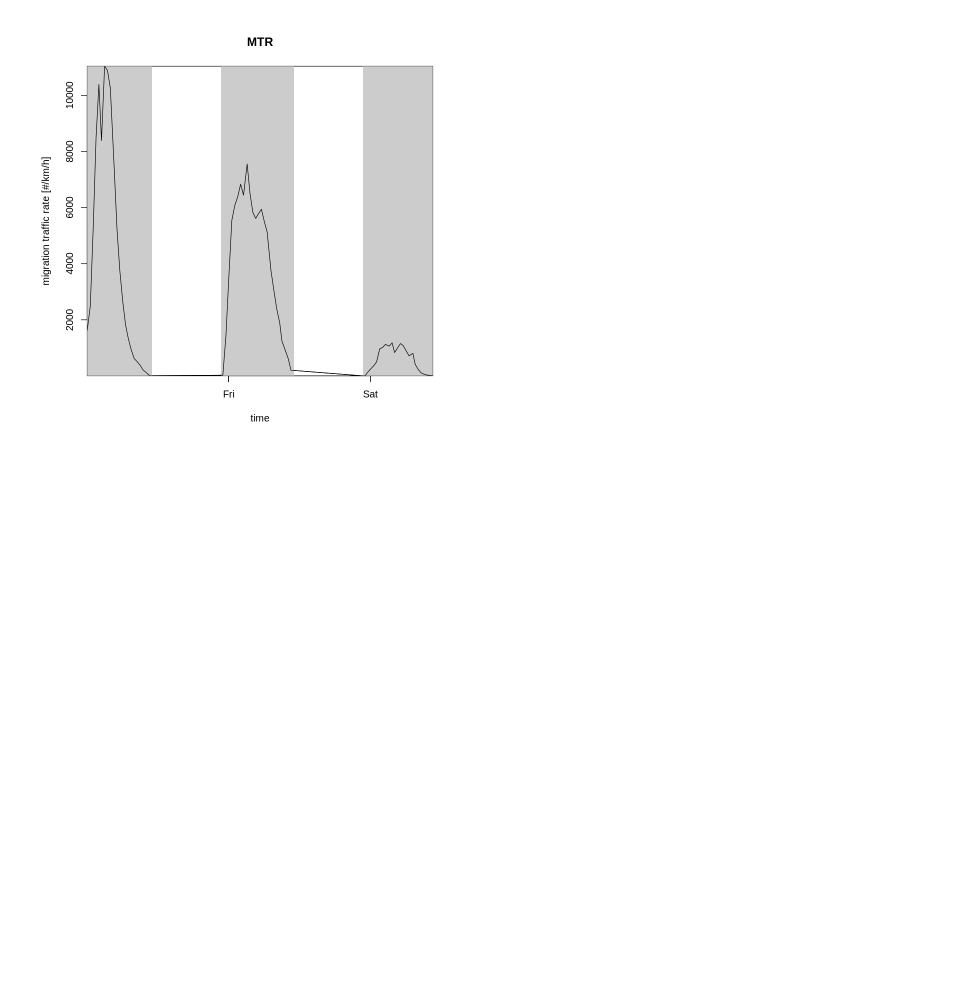
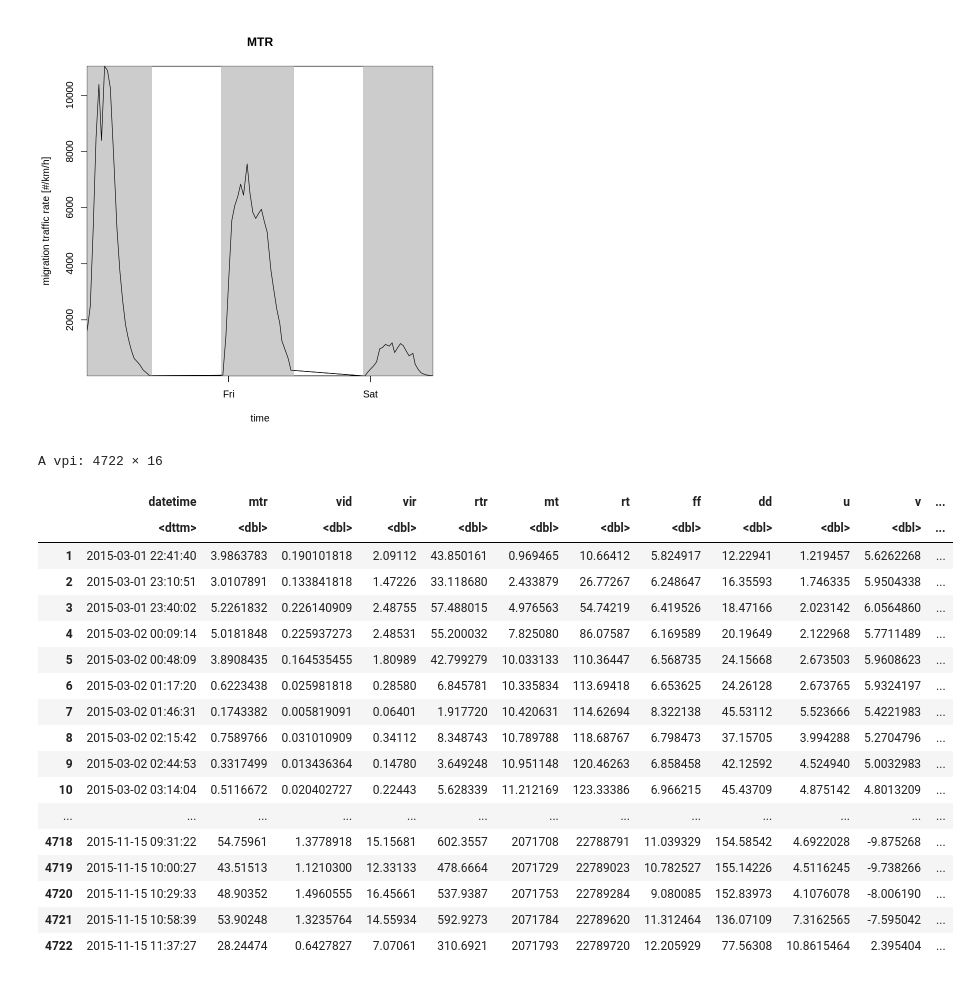
Before and after one commit to meiguan/urban_birds, a Jupyter notebook: explore/exploring_KBGM2015_nexrad.ipynb, the cells around one changed output. Saved outputs shown, nothing was run; the diff lists cells and outputs as text; code cells hidden in the pictures; blank space fills up the shorter version.

Commit message:
cleaned nexrad data into df

```diff
--- a/explore/exploring_KBGM2015.ipynb
+++ b/explore/exploring_KBGM2015_nexrad.ipynb
@@ -158,3 +160,25 @@ plot(integrate_profile(data_filter))
 plot(integrate_profile(data_filter, alt_max=1000))
 # %% [output]
 [figure]
+# %%
+integrate_profile(data)
+# %% [output]
+A vpi: 4722 × 16
+|  | datetime | mtr | vid | vir | rtr | mt | rt | ff | dd | u | v | ... |
+|  | <dttm> | <dbl> | <dbl> | <dbl> | <dbl> | <dbl> | <dbl> | <dbl> | <dbl> | <dbl> | <dbl> | ... |
+| 1 | 2015-03-01 22:41:40 | 3.9863783 | 0.190101818 | 2.09112 | 43.850161 | 0.969465 | 10.66412 | 5.824917 | 12.22941 | 1.219457 | 5.6262268 | ... |
+| 2 | 2015-03-01 23:10:51 | 3.0107891 | 0.133841818 | 1.47226 | 33.118680 | 2.433879 | 26.77267 | 6.248647 | 16.35593 | 1.746335 | 5.9504338 | ... |
+| 3 | 2015-03-01 23:40:02 | 5.2261832 | 0.226140909 | 2.48755 | 57.488015 | 4.976563 | 54.74219 | 6.419526 | 18.47166 | 2.023142 | 6.0564860 | ... |
+| 4 | 2015-03-02 00:09:14 | 5.0181848 | 0.225937273 | 2.48531 | 55.200032 | 7.825080 | 86.07587 | 6.169589 | 20.19649 | 2.122968 | 5.7711489 | ... |
+| 5 | 2015-03-02 00:48:09 | 3.8908435 | 0.164535455 | 1.80989 | 42.799279 | 10.033133 | 110.36447 | 6.568735 | 24.15668 | 2.673503 | 5.9608623 | ... |
+| 6 | 2015-03-02 01:17:20 | 0.6223438 | 0.025981818 | 0.28580 | 6.845781 | 10.335834 | 113.69418 | 6.653625 | 24.26128 | 2.673765 | 5.9324197 | ... |
+| 7 | 2015-03-02 01:46:31 | 0.1743382 | 0.005819091 | 0.06401 | 1.917720 | 10.420631 | 114.62694 | 8.322138 | 45.53112 | 5.523666 | 5.4221983 | ... |
+| 8 | 2015-03-02 02:15:42 | 0.7589766 | 0.031010909 | 0.34112 | 8.348743 | 10.789788 | 118.68767 | 6.798473 | 37.15705 | 3.994288 | 5.2704796 | ... |
+| 9 | 2015-03-02 02:44:53 | 0.3317499 | 0.013436364 | 0.14780 | 3.649248 | 10.951148 | 120.46263 | 6.858458 | 42.12592 | 4.524940 | 5.0032983 | ... |
+| 10 | 2015-03-02 03:14:04 | 0.5116672 | 0.020402727 | 0.22443 | 5.628339 | 11.212169 | 123.33386 | 6.966215 | 45.43709 | 4.875142 | 4.8013209 | ... |
+| ... | ... | ... | ... | ... | ... | ... | ... | ... | ... | ... | ... | ... |
+| 4718 | 2015-11-15 09:31:22 | 54.75961 | 1.3778918 | 15.15681 | 602.3557 | 2071708 | 22788791 | 11.039329 | 154.58542 | 4.6922028 | -9.875268 | ... |
+| 4719 | 2015-11-15 10:00:27 | 43.51513 | 1.1210300 | 12.33133 | 478.6664 | 2071729 | 22789023 | 10.782527 | 155.14226 | 4.5116245 | -9.738266 | ... |
+| 4720 | 2015-11-15 10:29:33 | 48.90352 | 1.4960555 | 16.45661 | 537.9387 | 2071753 | 22789284 | 9.080085 | 152.83973 | 4.1076078 | -8.006190 | ... |
+| 4721 | 2015-11-15 10:58:39 | 53.90248 | 1.3235764 | 14.55934 | 592.9273 | 2071784 | 22789620 | 11.312464 | 136.07109 | 7.3162565 | -7.595042 | ... |
+| 4722 | 2015-11-15 11:37:27 | 28.24474 | 0.6427827 | 7.07061 | 310.6921 | 2071793 | 22789720 | 12.205929 | 77.56308 | 10.8615464 | 2.395404 | ... |
```
Also changed, not shown: parts of 1 cell of this notebook, 2 other files.
